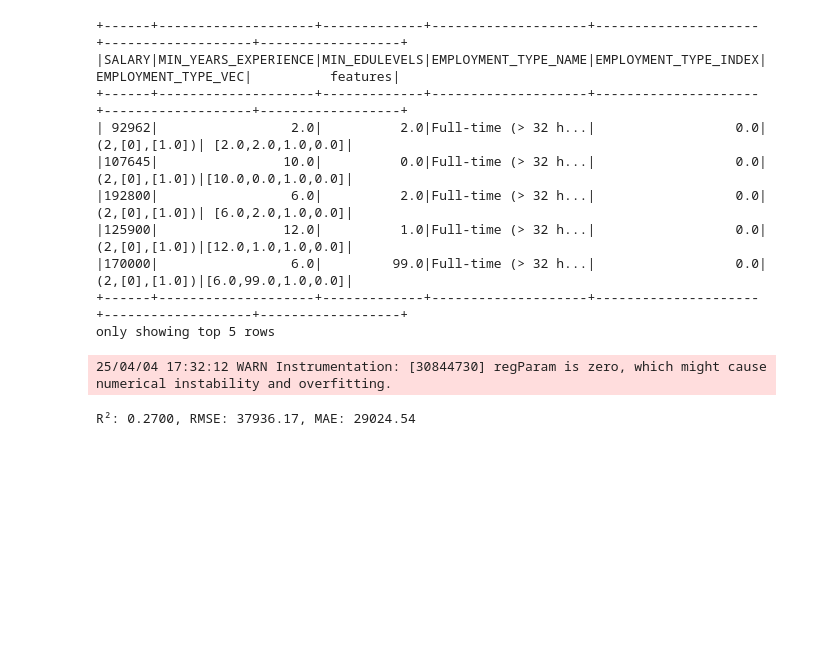
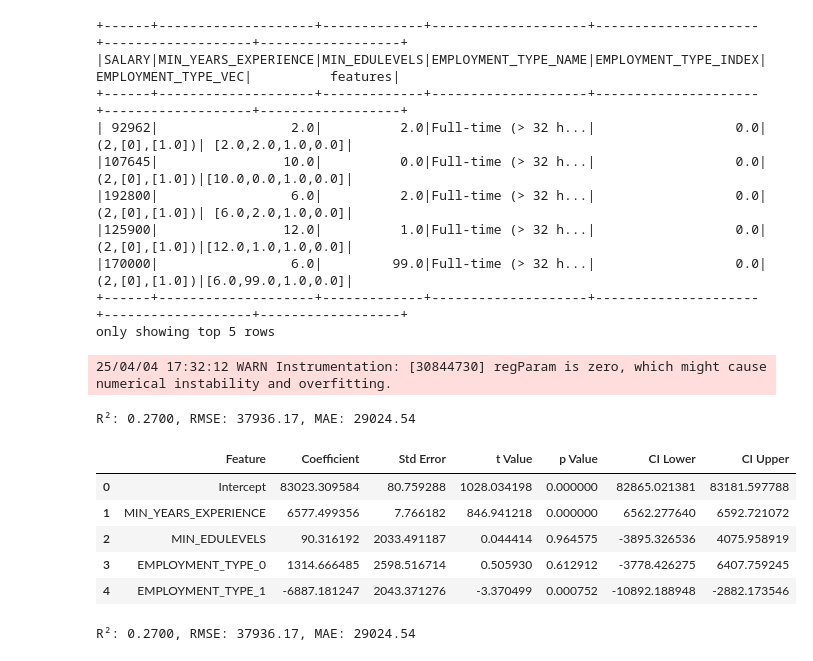
Before and after one commit to met-ad-688/lab08-Yixuan0000, a Jupyter notebook: lab08_YixuanYang.ipynb, the cells around one changed output. Cells and saved outputs as stored; diff of their text form; code cells hidden in the pictures; blank space fills up the shorter version.

```diff
--- a/lab08_YixuanYang.ipynb
+++ b/lab08_YixuanYang.ipynb
@@ -108,8 +109,13 @@ summary = model.summary
 coefficients = [model.intercept] + list(model.coefficients.toArray())
 intercept = model.intercept
 std_errors = summary.coefficientStandardErrors
-t_values = summary.tValues
-p_values = summary.pValues
+t_values = [coef / se for coef, se in zip(coefficients, std_errors)]
+# %%
+n = train_df.count()
+k = len(model.coefficients)
+degree_freedom = n - k - 1
+# %%
+p_values = [2 * (1 - t.cdf(abs(t_val), degree_freedom)) for t_val in t_values]
 # %%
 num_oh_features = len(model.coefficients) - 2
 feature_names = ["Intercept", "MIN_YEARS_EXPERIENCE", "MIN_EDULEVELS"] + \
@@ -125,3 +131,16 @@ coef_df = pd.DataFrame({
 # %%
 coef_df["CI Lower"] = coef_df["Coefficient"] - 1.96 * coef_df["Std Error"]
 coef_df["CI Upper"] = coef_df["Coefficient"] + 1.96 * coef_df["Std Error"]
+# %%
+coef_df
+# %% [output]
+|  | Feature | Coefficient | Std Error | t Value | p Value | CI Lower | CI Upper |
+| 0 | Intercept | 83023.309584 | 80.759288 | 1028.034198 | 0.000000 | 82865.021381 | 83181.597788 |
+| 1 | MIN_YEARS_EXPERIENCE | 6577.499356 | 7.766182 | 846.941218 | 0.000000 | 6562.277640 | 6592.721072 |
+| 2 | MIN_EDULEVELS | 90.316192 | 2033.491187 | 0.044414 | 0.964575 | -3895.326536 | 4075.958919 |
+| 3 | EMPLOYMENT_TYPE_0 | 1314.666485 | 2598.516714 | 0.505930 | 0.612912 | -3778.426275 | 6407.759245 |
+| 4 | EMPLOYMENT_TYPE_1 | -6887.181247 | 2043.371276 | -3.370499 | 0.000752 | -10892.188948 | -2882.173546 |
+# %%
+print(f"R²: {r2:.4f}, RMSE: {rmse:.2f}, MAE: {mae:.2f}")
+# %% [output]
+R²: 0.2700, RMSE: 37936.17, MAE: 29024.54
```
Also changed, not shown: parts of 2 cells of this notebook.
